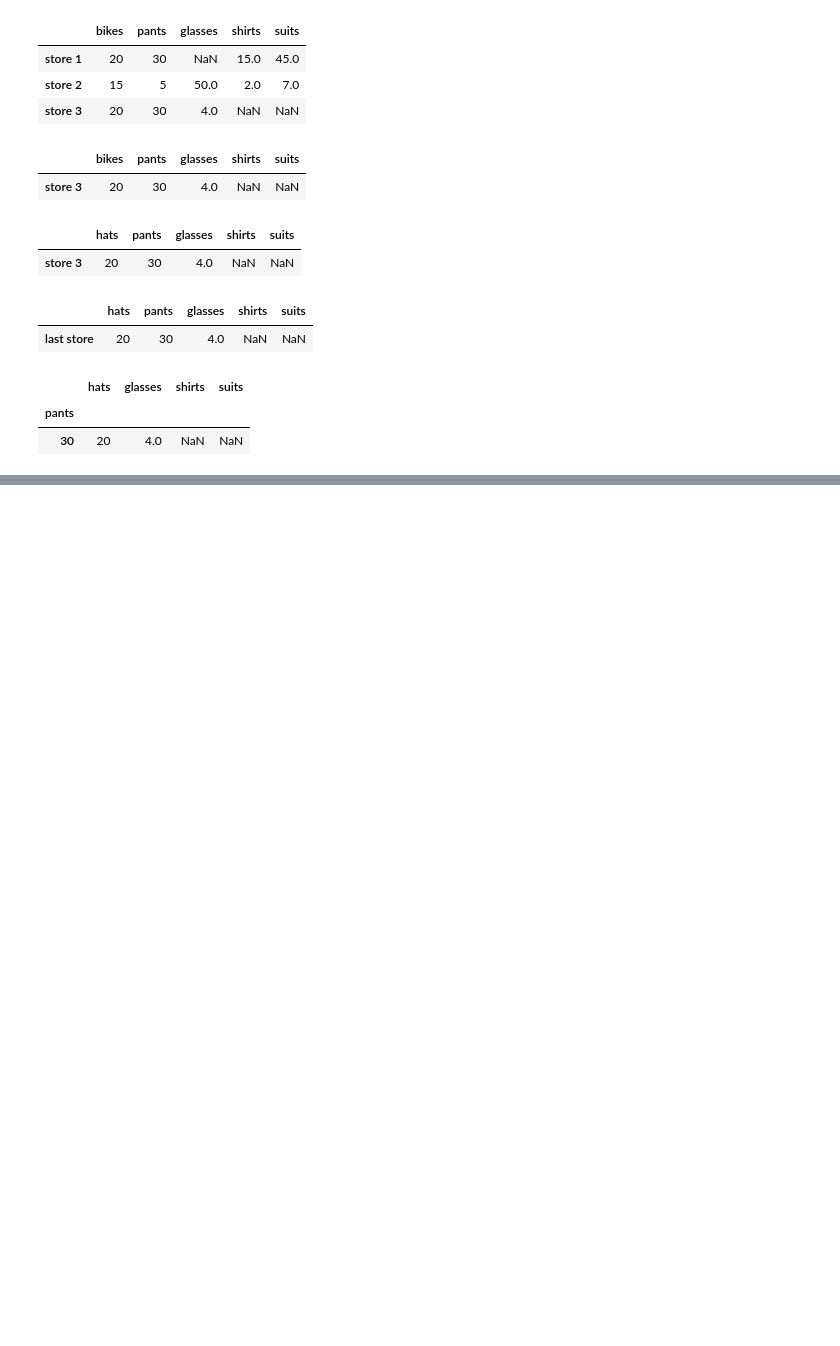
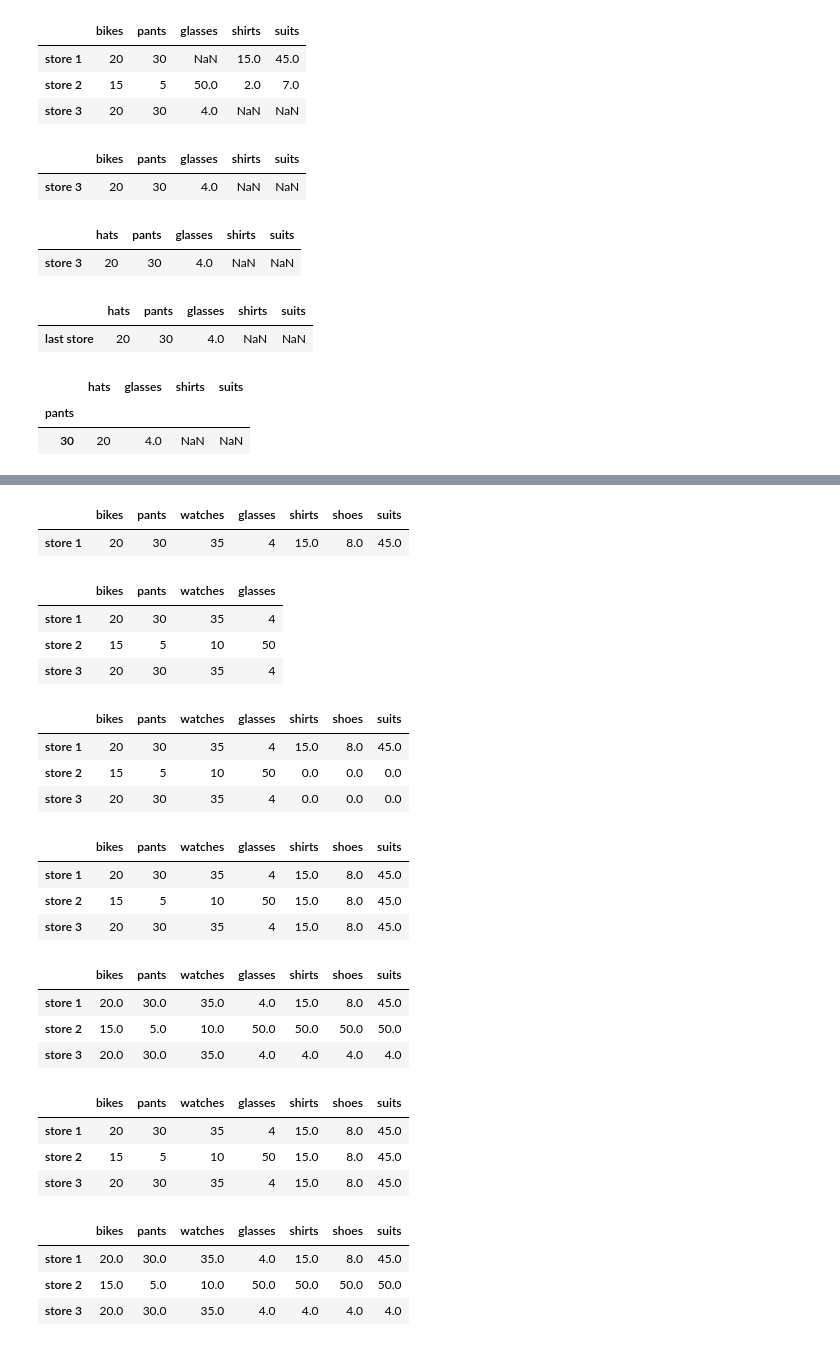
Before and after one commit to Awais-019/pandas-intoduction, a Jupyter notebook: index.ipynb, the cells around one changed output, grey strips where cells are left out. Cells and saved outputs as stored; diff of their text form; code cells hidden in the pictures; blank space fills up the shorter version.

```diff
--- a/index.ipynb
+++ b/index.ipynb
@@ -436,0 +467,47 @@ store_items
+# %%
+store_items.dropna(axis=0)
+# %% [output]
+|  | bikes | pants | watches | glasses | shirts | shoes | suits |
+| store 1 | 20 | 30 | 35 | 4 | 15.0 | 8.0 | 45.0 |
+# %%
+store_items.dropna(axis=1)
+# %% [output]
+|  | bikes | pants | watches | glasses |
+| store 1 | 20 | 30 | 35 | 4 |
+| store 2 | 15 | 5 | 10 | 50 |
+| store 3 | 20 | 30 | 35 | 4 |
+# %%
+store_items.fillna(0)
+# %% [output]
+|  | bikes | pants | watches | glasses | shirts | shoes | suits |
+| store 1 | 20 | 30 | 35 | 4 | 15.0 | 8.0 | 45.0 |
+| store 2 | 15 | 5 | 10 | 50 | 0.0 | 0.0 | 0.0 |
+| store 3 | 20 | 30 | 35 | 4 | 0.0 | 0.0 | 0.0 |
+# %%
+store_items.fillna(method='ffill', axis=0)
+# %% [output]
+|  | bikes | pants | watches | glasses | shirts | shoes | suits |
+| store 1 | 20 | 30 | 35 | 4 | 15.0 | 8.0 | 45.0 |
+| store 2 | 15 | 5 | 10 | 50 | 15.0 | 8.0 | 45.0 |
+| store 3 | 20 | 30 | 35 | 4 | 15.0 | 8.0 | 45.0 |
+# %%
+store_items.fillna(method='ffill', axis=1)
+# %% [output]
+|  | bikes | pants | watches | glasses | shirts | shoes | suits |
+| store 1 | 20.0 | 30.0 | 35.0 | 4.0 | 15.0 | 8.0 | 45.0 |
+| store 2 | 15.0 | 5.0 | 10.0 | 50.0 | 50.0 | 50.0 | 50.0 |
+| store 3 | 20.0 | 30.0 | 35.0 | 4.0 | 4.0 | 4.0 | 4.0 |
+# %%
+store_items.interpolate(method='linear', axis=0)
+# %% [output]
+|  | bikes | pants | watches | glasses | shirts | shoes | suits |
+| store 1 | 20 | 30 | 35 | 4 | 15.0 | 8.0 | 45.0 |
+| store 2 | 15 | 5 | 10 | 50 | 15.0 | 8.0 | 45.0 |
+| store 3 | 20 | 30 | 35 | 4 | 15.0 | 8.0 | 45.0 |
+# %%
+store_items.interpolate(method='linear', axis=1)
+# %% [output]
+|  | bikes | pants | watches | glasses | shirts | shoes | suits |
+| store 1 | 20.0 | 30.0 | 35.0 | 4.0 | 15.0 | 8.0 | 45.0 |
+| store 2 | 15.0 | 5.0 | 10.0 | 50.0 | 50.0 | 50.0 | 50.0 |
+| store 3 | 20.0 | 30.0 | 35.0 | 4.0 | 4.0 | 4.0 | 4.0 |
```
Also changed, not shown: parts of 4 cells of this notebook.
